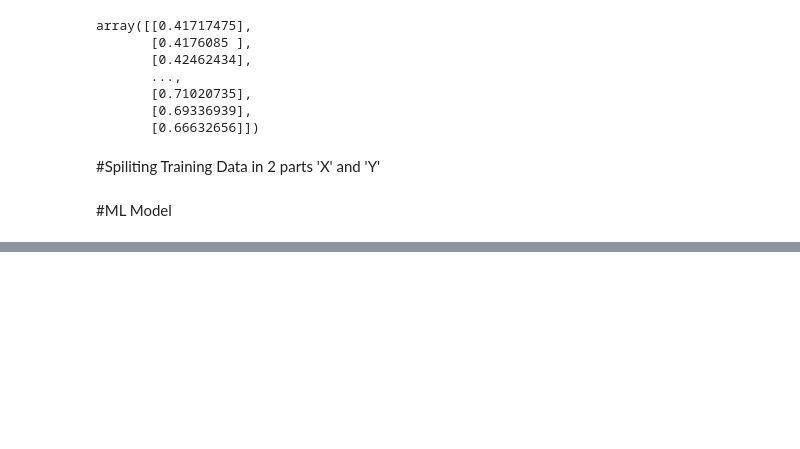
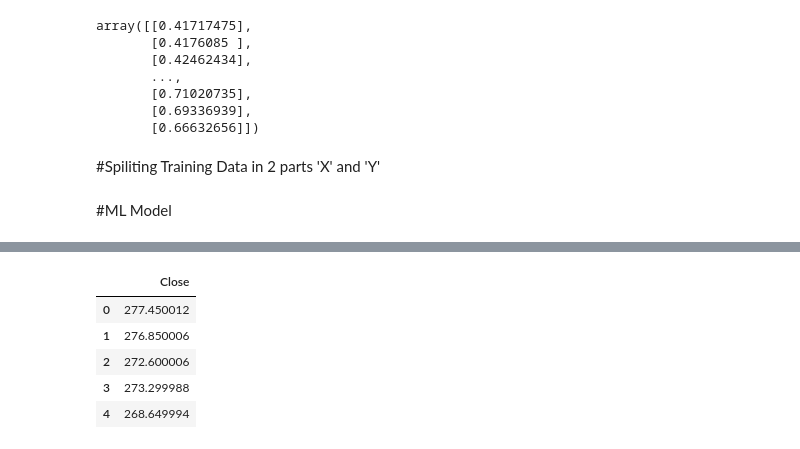
Before and after one commit to rapid-killer-9/Stock_Trend_Prediction, a Jupyter notebook: Lstm.ipynb, the cells around one changed output, grey strips where cells are left out. Drawn from its saved outputs; the diff is of its cells as text; code cells hidden in the pictures; blank space fills up the shorter version.

Commit message:
splited test data in 2 part

```diff
--- a/Lstm.ipynb
+++ b/Lstm.ipynb
@@ -145,0 +183,13 @@ model.fit(x_train , y_train , epochs=50)
+# %%
+last_100_days = data_training.tail(100)
+# %%
+final_Df = last_100_days.append(data_testing , ignore_index=True)
+# %%
+final_Df.head()
+# %% [output]
+|  | Close |
+| 0 | 277.450012 |
+| 1 | 276.850006 |
+| 2 | 272.600006 |
+| 3 | 273.299988 |
+| 4 | 268.649994 |
```
Also changed, not shown: parts of 12 cells of this notebook.
